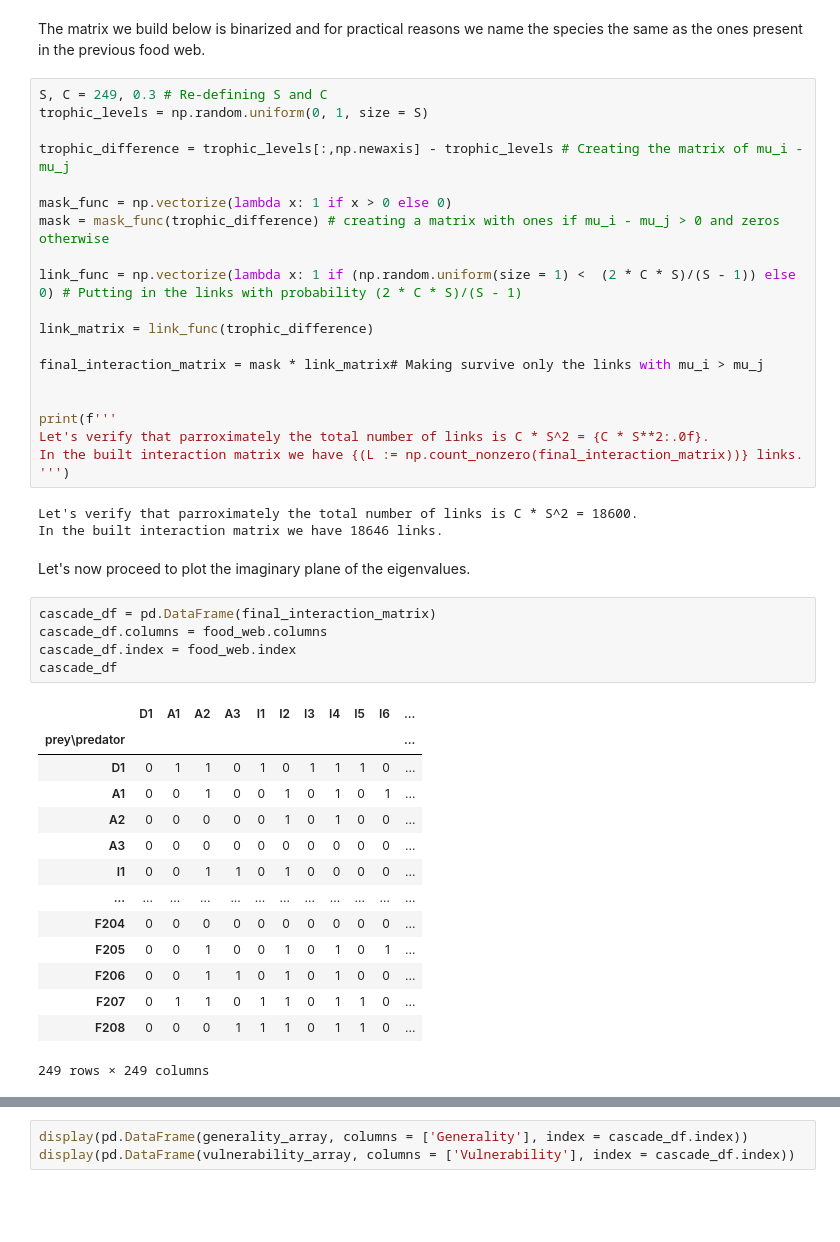
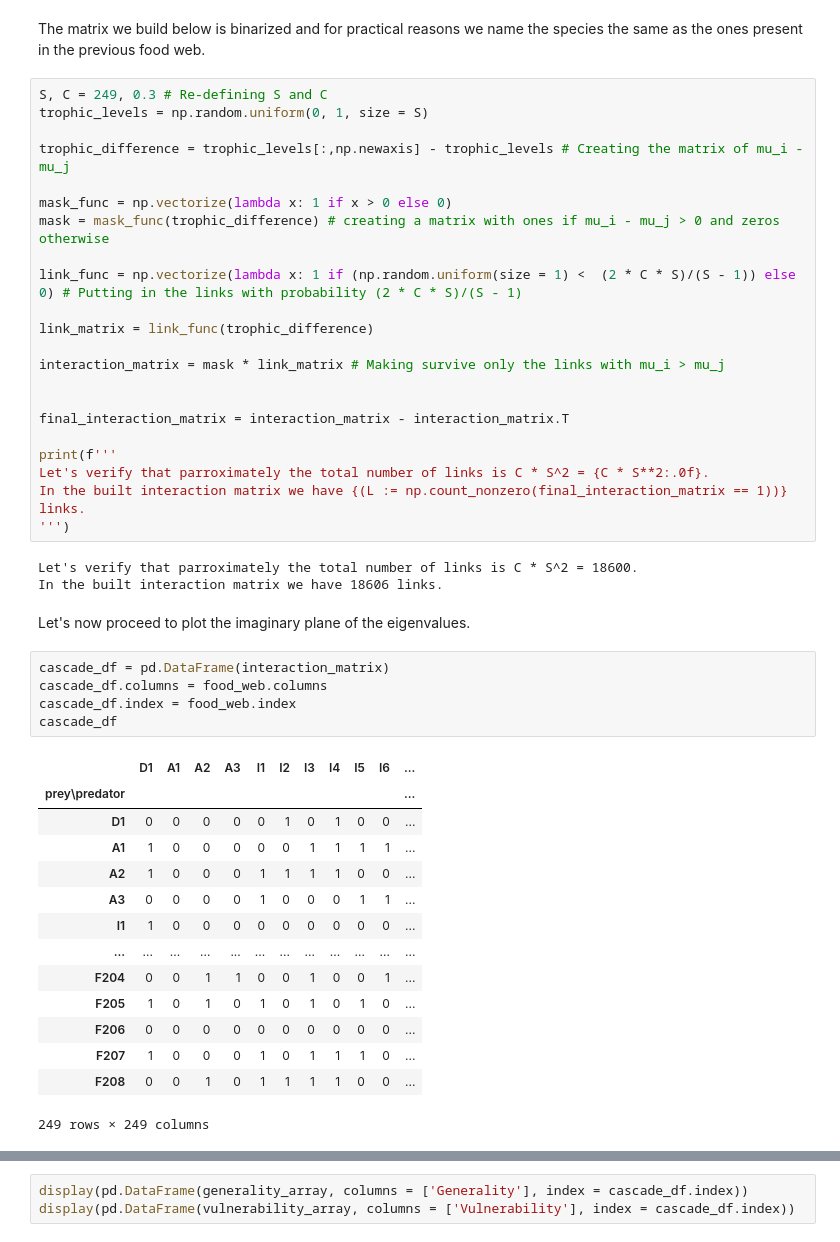
Before and after one commit to tommasoamico/PhysicalModelsOfLivingSystems, a Jupyter notebook: Week_4_assigment/Tommaso_Amico_week4.ipynb, the cells around one changed output, grey strips where cells are left out. Saved outputs shown, nothing was run; the diff lists cells and outputs as text; blank space fills up the shorter version.

```diff
--- a/Week_4_assigment/Tommaso_Amico_week4.ipynb
+++ b/Week_4_assigment/Tommaso_Amico_week4.ipynb
@@ -942,37 +952,39 @@ link_func = np.vectorize(lambda x: 1 if (np.random.uniform(size = 1) <  (2 * C *
 
 link_matrix = link_func(trophic_difference)
 
-final_interaction_matrix = mask * link_matrix# Making survive only the links with mu_i > mu_j
+interaction_matrix = mask * link_matrix # Making survive only the links with mu_i > mu_j
 
+
+final_interaction_matrix = interaction_matrix - interaction_matrix.T
 
 print(f'''
 Let's verify that parroximately the total number of links is C * S^2 = {C * S**2:.0f}.
-In the built interaction matrix we have {(L := np.count_nonzero(final_interaction_matrix))} links.
+In the built interaction matrix we have {(L := np.count_nonzero(final_interaction_matrix == 1))} links.
 ''')
 # %% [output]
 Let's verify that parroximately the total number of links is C * S^2 = 18600.
-In the built interaction matrix we have 18646 links.
+In the built interaction matrix we have 18606 links.
 # %% [markdown]
 Let's now proceed to plot the imaginary plane of the eigenvalues.
 # %%
-cascade_df = pd.DataFrame(final_interaction_matrix)
+cascade_df = pd.DataFrame(interaction_matrix)
 cascade_df.columns = food_web.columns
 cascade_df.index = food_web.index
 cascade_df
 # %% [output]
 |  | D1 | A1 | A2 | A3 | I1 | I2 | I3 | I4 | I5 | I6 | ... |
 | prey\predator |  |  |  |  |  |  |  |  |  |  | ... |
-| D1 | 0 | 1 | 1 | 0 | 1 | 0 | 1 | 1 | 1 | 0 | ... |
-| A1 | 0 | 0 | 1 | 0 | 0 | 1 | 0 | 1 | 0 | 1 | ... |
-| A2 | 0 | 0 | 0 | 0 | 0 | 1 | 0 | 1 | 0 | 0 | ... |
-| A3 | 0 | 0 | 0 | 0 | 0 | 0 | 0 | 0 | 0 | 0 | ... |
-| I1 | 0 | 0 | 1 | 1 | 0 | 1 | 0 | 0 | 0 | 0 | ... |
+| D1 | 0 | 0 | 0 | 0 | 0 | 1 | 0 | 1 | 0 | 0 | ... |
+| A1 | 1 | 0 | 0 | 0 | 0 | 0 | 1 | 1 | 1 | 1 | ... |
+| A2 | 1 | 0 | 0 | 0 | 1 | 1 | 1 | 1 | 0 | 0 | ... |
+| A3 | 0 | 0 | 0 | 0 | 1 | 0 | 0 | 0 | 1 | 1 | ... |
+| I1 | 1 | 0 | 0 | 0 | 0 | 0 | 0 | 0 | 0 | 0 | ... |
 | ... | ... | ... | ... | ... | ... | ... | ... | ... | ... | ... | ... |
-| F204 | 0 | 0 | 0 | 0 | 0 | 0 | 0 | 0 | 0 | 0 | ... |
-| F205 | 0 | 0 | 1 | 0 | 0 | 1 | 0 | 1 | 0 | 1 | ... |
-| F206 | 0 | 0 | 1 | 1 | 0 | 1 | 0 | 1 | 0 | 0 | ... |
-| F207 | 0 | 1 | 1 | 0 | 1 | 1 | 0 | 1 | 1 | 0 | ... |
-| F208 | 0 | 0 | 0 | 1 | 1 | 1 | 0 | 1 | 1 | 0 | ... |
+| F204 | 0 | 0 | 1 | 1 | 0 | 0 | 1 | 0 | 0 | 1 | ... |
+| F205 | 1 | 0 | 1 | 0 | 1 | 0 | 1 | 0 | 1 | 0 | ... |
+| F206 | 0 | 0 | 0 | 0 | 0 | 0 | 0 | 0 | 0 | 0 | ... |
+| F207 | 1 | 0 | 0 | 0 | 1 | 0 | 1 | 1 | 1 | 0 | ... |
+| F208 | 0 | 0 | 1 | 0 | 1 | 1 | 1 | 1 | 0 | 0 | ... |
 249 rows × 249 columns
 # %%
 # Defining a function to compute all the important metrics of a given maritrix
```
Also changed, not shown: parts of 28 cells of this notebook, 1 other file.
